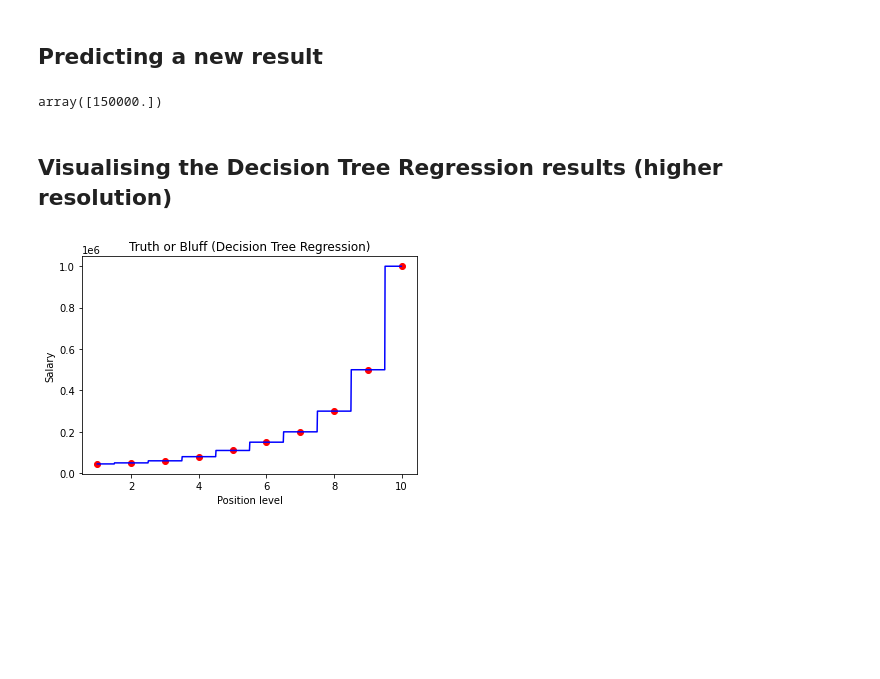
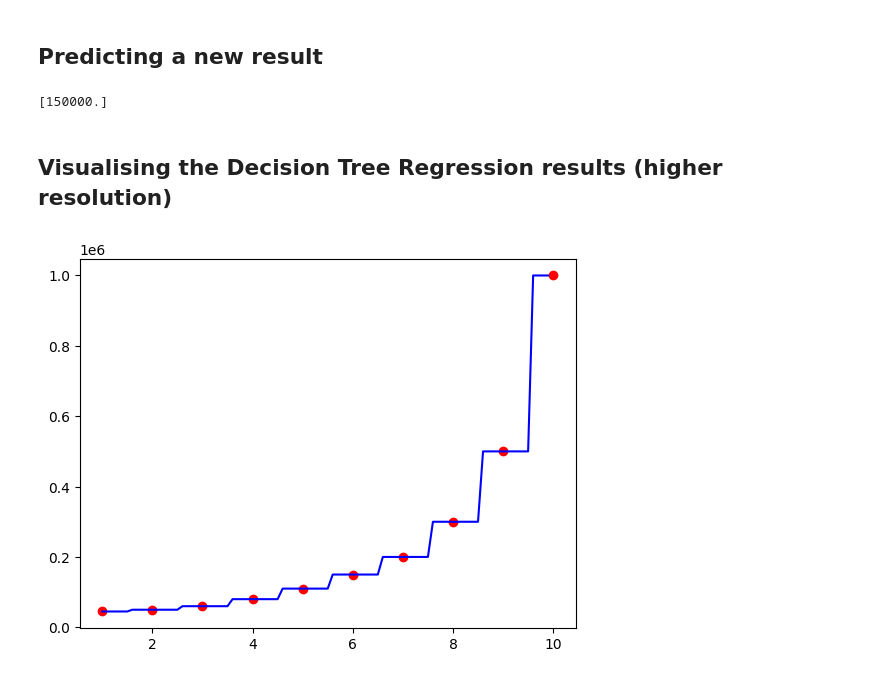
Before and after one commit to nischalkharel/ML_Udemy, a Jupyter notebook: decision_tree_regression.ipynb, the cells around one changed output. Drawn from its saved outputs; the diff is of its cells as text; code cells hidden in the pictures; blank space fills up the shorter version.

```diff
--- a/decision_tree_regression.ipynb
+++ b/decision_tree_regression.ipynb
@@ -30,19 +25,18 @@ DecisionTreeRegressor(ccp_alpha=0.0, criterion='mse', max_depth=None,
 # %% [markdown]
 ## Predicting a new result
 # %%
-regressor.predict([[6.5]])
+y_pred = regressor.predict([[6.5]])
-# %% [output]
-array([150000.])
+# %%
+print(y_pred)
+# %% [output]
+[150000.]
 # %% [markdown]
 ## Visualising the Decision Tree Regression results (higher resolution)
 # %%
-X_grid = np.arange(min(X), max(X), 0.01)
-X_grid = X_grid.reshape((len(X_grid), 1))
-plt.scatter(X, y, color = 'red')
+X_grid = np.arange(min(X), max(X), .1)
+X_grid = X_grid.reshape((len(X_grid),1))
+plt.scatter(X,y, color = 'red')
 plt.plot(X_grid, regressor.predict(X_grid), color = 'blue')
-plt.title('Truth or Bluff (Decision Tree Regression)')
-plt.xlabel('Position level')
-plt.ylabel('Salary')
 plt.show()
 # %% [output]
-[figure, old version]
+[figure, new version]
```
Also changed, not shown: parts of 1 cell of this notebook.
